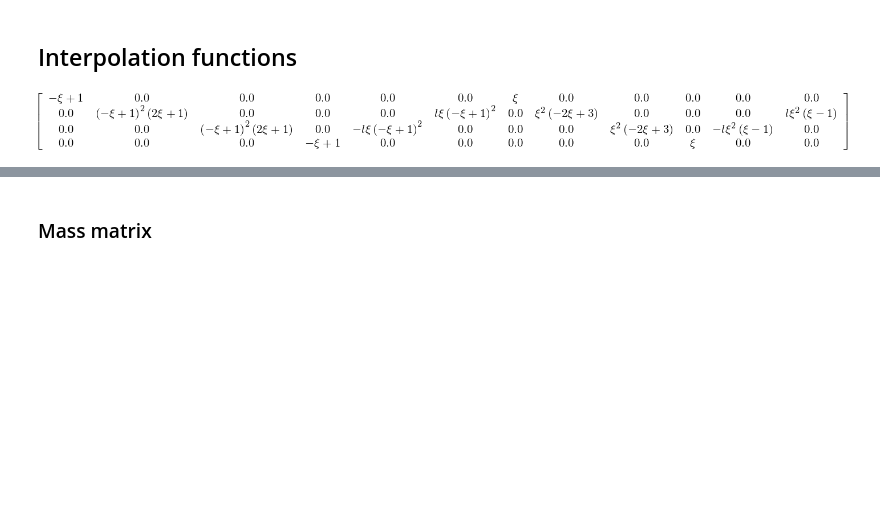
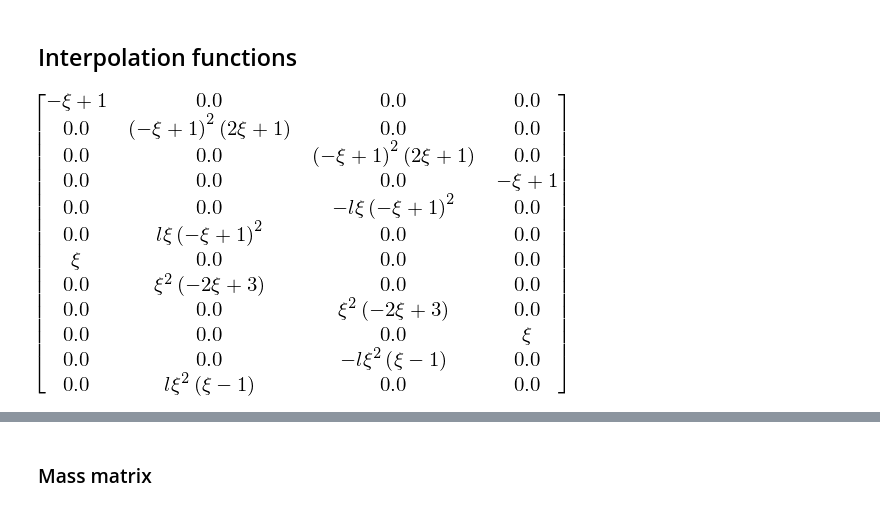
Before and after one commit to ricklupton/beamfe, a Jupyter notebook: theory/FE element matrices.ipynb, the cells around one changed output, grey strips where cells are left out. Drawn from its saved outputs; the diff is of its cells as text; code cells hidden in the pictures; blank space fills up the shorter version.

```diff
--- a/theory/FE element matrices.ipynb
+++ b/theory/FE element matrices.ipynb
@@ -11,33 +11,33 @@ For now, neglect rotational inertia.
 # %%
 xi, l, rho = symbols('xi, l, rho')
 
 # Shape functions
 S = Matrix(np.zeros((4, 12)))
 x2 = (1 - xi)
 S[0, 0 ] =  x2                     # extension
 S[0, 6 ] =  xi
 S[1, 1 ] =  x2**2 * (3 - 2*x2)     # y-deflection
 S[1, 7 ] =  xi**2 * (3 - 2*xi)
 S[1, 5 ] = -x2**2 * (x2 - 1) * l
 S[1, 11] =  xi**2 * (xi - 1) * l
 S[2, 2 ] =  x2**2 * (3 - 2*x2)     # z-deflection
 S[2, 8 ] =  xi**2 * (3 - 2*xi)
 S[2, 4 ] =  x2**2 * (x2 - 1) * l
 S[2, 10] = -xi**2 * (xi - 1) * l
 S[3, 3 ] =  x2                     # torsion
 S[3, 9 ] =  xi
 
 #S[4, 2 ] =  6 * x2 * (x2 - 1) / l  # y-rotation
 #S[4, 8 ] =  6 * xi * (xi - 1) / l
 #S[4, 4 ] = -x2 * (3*x2 - 2)
 #S[4, 10] =  xi * (3*xi - 2)
 #S[5, 1 ] = -6 * x2 * (x2 - 1) / l  # z-rotation
 #S[5, 7 ] = -6 * xi * (xi - 1) / l
 #S[5, 5 ] =  x2 * (3*x2 - 2)
 #S[5, 11] =  xi * (3*xi - 2)
-S
+S.T
 # %% [output]
-[figure, old version]
+[figure, new version]
 # %%
 titles = ['x-defl', 'y-defl', 'z-defl', 'torsion']
 for i in range(4):
```
Also changed, not shown: parts of 37 cells of this notebook, 1 other file.
